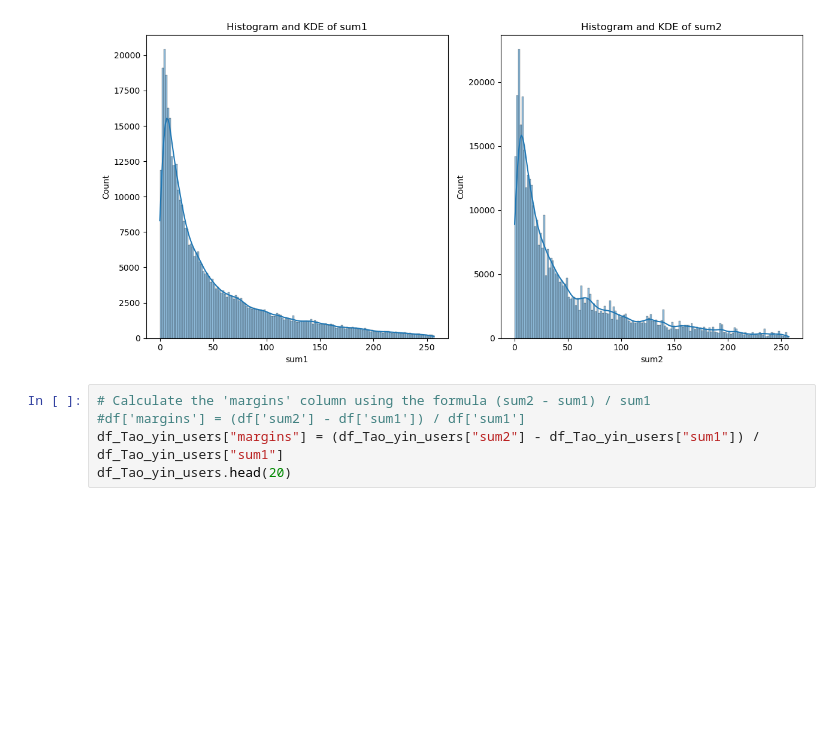
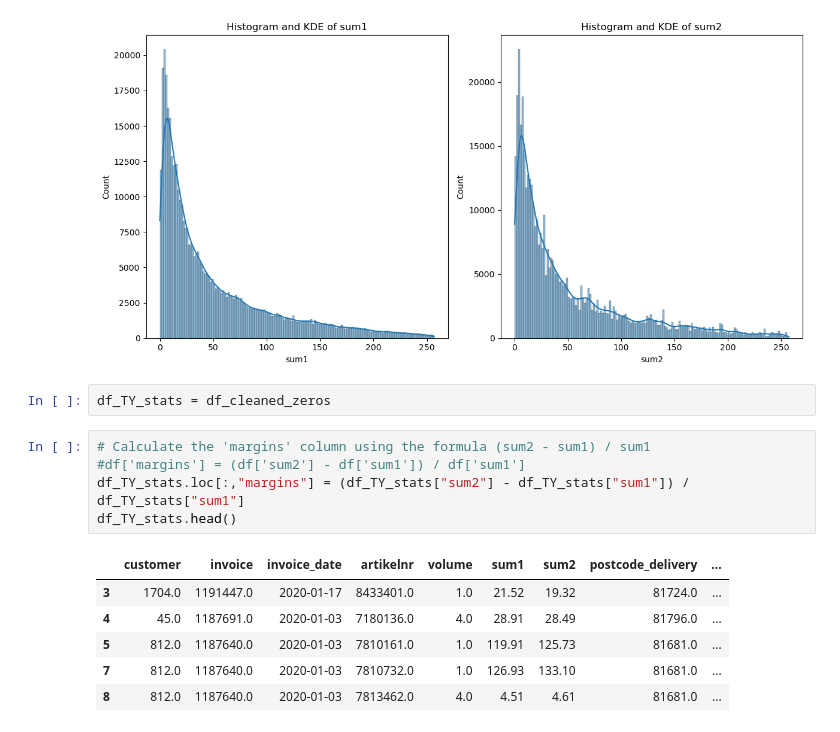
Before and after one commit to Wendyessilfie/Business-statistics-, a Jupyter notebook: business statistics assignment1.ipynb, the cells around one changed output. Drawn from its saved outputs; the diff is of its cells as text; blank space fills up the shorter version.

```diff
--- a/business statistics assignment1.ipynb
+++ b/business statistics assignment1.ipynb
@@ -199,8 +199,17 @@ plt.tight_layout()
 plt.show()
 # %% [output]
 [figure]
+# %%
+df_TY_stats = df_cleaned_zeros
 # %%
 # Calculate the 'margins' column using the formula (sum2 - sum1) / sum1
 #df['margins'] = (df['sum2'] - df['sum1']) / df['sum1']
-df_Tao_yin_users["margins"] = (df_Tao_yin_users["sum2"] - df_Tao_yin_users["sum1"]) / df_Tao_yin_users["sum1"]
-df_Tao_yin_users.head(20)
+df_TY_stats.loc[:,"margins"] = (df_TY_stats["sum2"] - df_TY_stats["sum1"]) / df_TY_stats["sum1"]
+df_TY_stats.head()
+# %% [output]
+|  | customer | invoice | invoice_date | artikelnr | volume | sum1 | sum2 | postcode_delivery | ... |
+| 3 | 1704.0 | 1191447.0 | 2020-01-17 | 8433401.0 | 1.0 | 21.52 | 19.32 | 81724.0 | ... |
+| 4 | 45.0 | 1187691.0 | 2020-01-03 | 7180136.0 | 4.0 | 28.91 | 28.49 | 81796.0 | ... |
+| 5 | 812.0 | 1187640.0 | 2020-01-03 | 7810161.0 | 1.0 | 119.91 | 125.73 | 81681.0 | ... |
+| 7 | 812.0 | 1187640.0 | 2020-01-03 | 7810732.0 | 1.0 | 126.93 | 133.10 | 81681.0 | ... |
+| 8 | 812.0 | 1187640.0 | 2020-01-03 | 7813462.0 | 4.0 | 4.51 | 4.61 | 81681.0 | ... |
```
Also changed, not shown: parts of 1 cell of this notebook.
